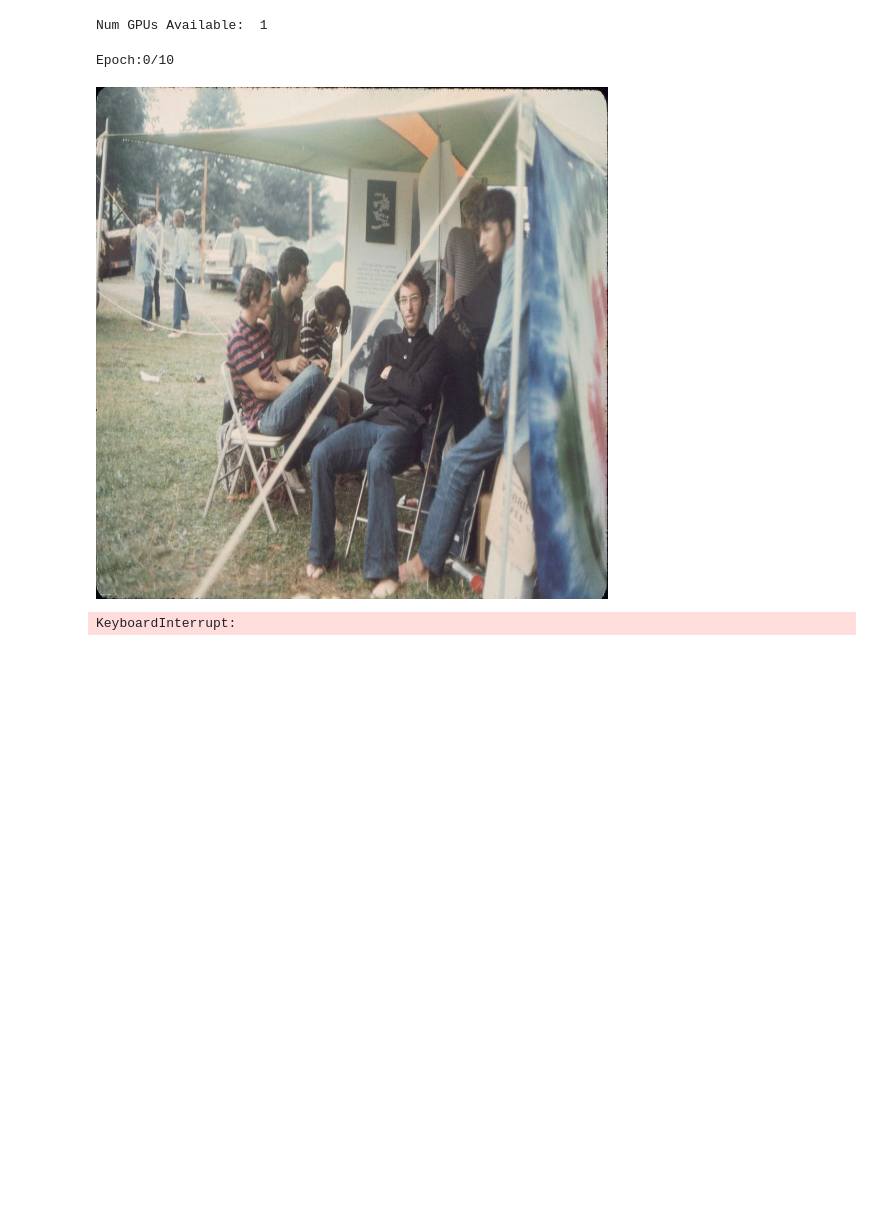
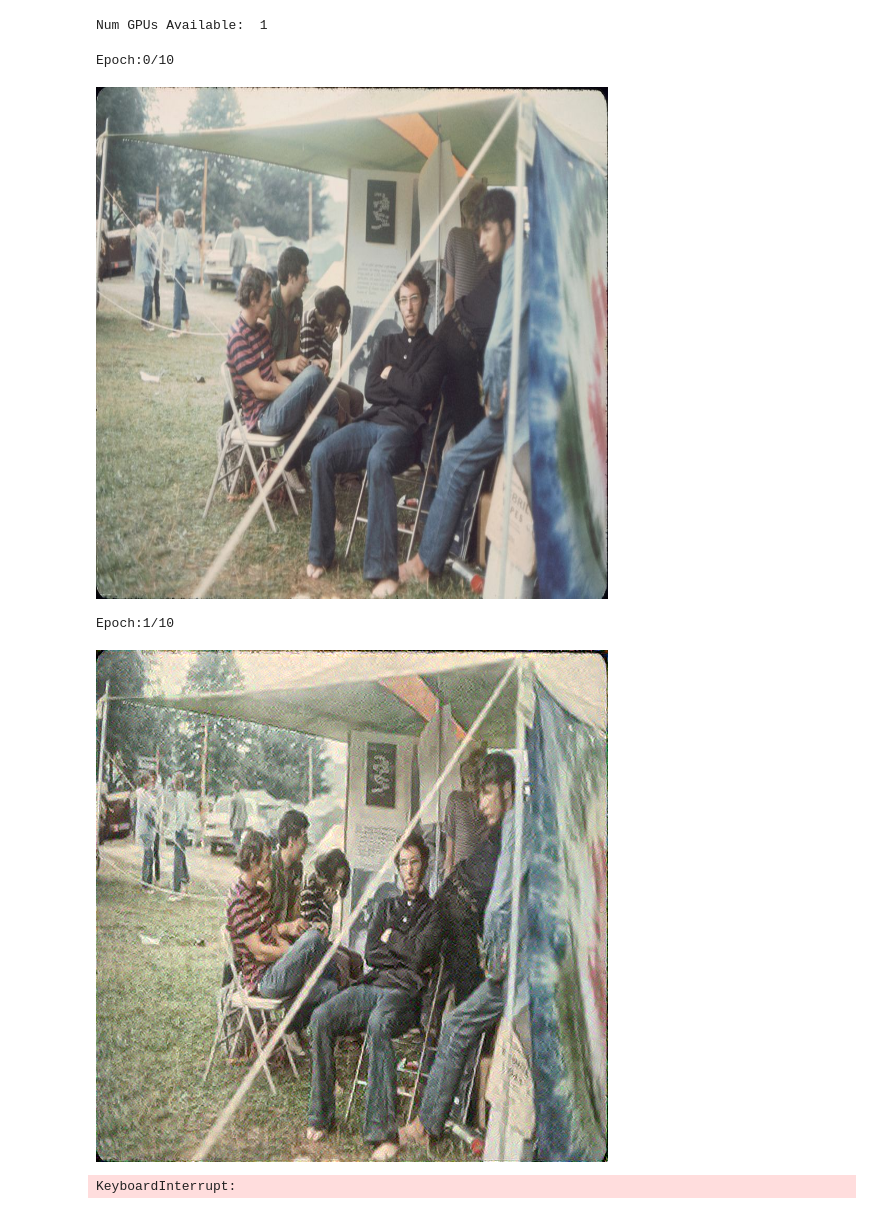
Before and after one commit to pjjajal/Neural-Style-Transfer, a Jupyter notebook: Neural Style Transfer.ipynb, the cells around one changed output. Drawn from its saved outputs; the diff is of its cells as text; code cells hidden in the pictures; blank space fills up the shorter version.

Commit message:
Updated gradients function to fix the double preprocessing issue.

```diff
--- a/Neural Style Transfer.ipynb
+++ b/Neural Style Transfer.ipynb
@@ -51,9 +51,9 @@ def total_loss(content_loss, style_loss, alpha, beta):
     total = tf.add(tf.multiply(alpha,content_loss), tf.multiply(beta,style_loss))
     return total
 # %%
-def gradients(gen_image,style_gram,content_outputs,weights,alpha,beta):
+def gradients(StyleTransModel,gen_image,style_gram,content_outputs,weights,alpha,beta):
     with tf.GradientTape() as tape:
-        output_gen = model(tf.keras.applications.vgg19.preprocess_input(gen_image*255))
+        output_gen = StyleTransModel(gen_image)
         # loss = 0.5*tf.reduce_sum(tf.square(tf.subtract(output_content,output_gen)))
         cont_loss = content_loss(output_gen[-1],content_outputs)
         sty_loss = style_loss(output_gen[:-1],style_gram,weights)
@@ -114,16 +114,18 @@ X = tf.Variable(generated_image)
 # %%
 epoch = 10
 steps = 100
 
 for n in range(epoch):
     print('Epoch:{}/10\n'.format(n))
     display.display(PIL.Image.fromarray(np.array(X[0]*255, dtype = np.uint8)))
     for m in range(steps):
         # print('Step:{}/100'.format(m))
-        grad = gradients(X,style_gram=style_gram,content_outputs=content_outputs,weights=weights, alpha= 1e-1, beta = 1)
+        grad = gradients(model,X,style_gram=style_gram,content_outputs=content_outputs,weights=weights, alpha= 1e-1, beta = 1)
         optimizer.apply_gradients(grads_and_vars=[(grad,X)])
         X.assign(tf.clip_by_value(X, clip_value_min=0.0, clip_value_max=1.0),read_value=False)
 # %% [output]
 Epoch:0/10
 [figure]
-KeyboardInterrupt:
+Epoch:1/10
+[figure, added]
+KeyboardInterrupt:
```
